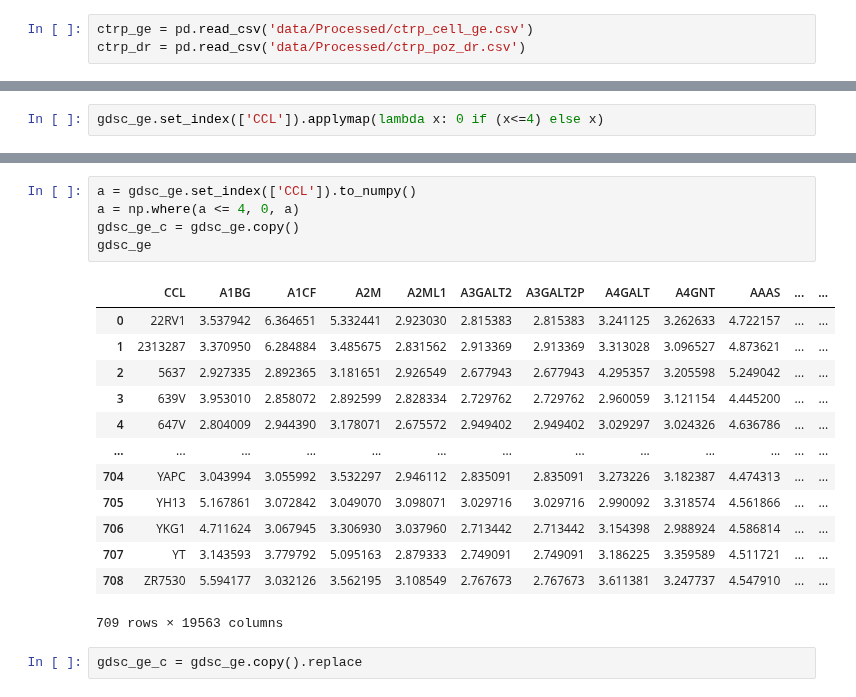
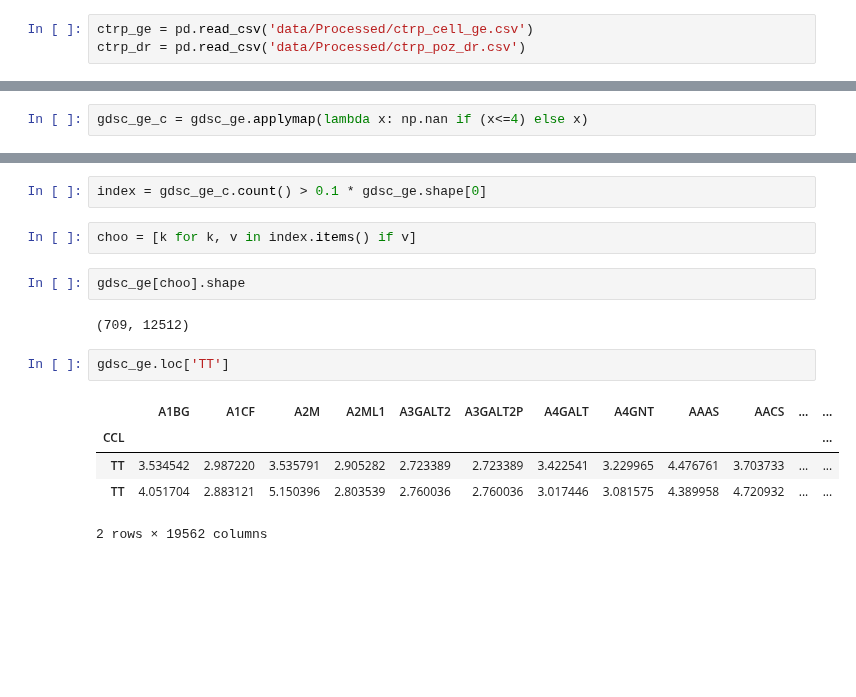
Before and after one commit to lucas-ubm/phc-data-pipeline, a Jupyter notebook: Messing.ipynb, the cells around one changed output, grey strips where cells are left out. Cells and saved outputs as stored; diff of their text form; blank space fills up the shorter version.

```diff
--- a/Messing.ipynb
+++ b/Messing.ipynb
@@ -64,2 +79,2 @@ ctrp_ge
 # %%
-gdsc_ge.set_index(['CCL']).applymap(lambda x: 0 if (x<=4) else x)
+gdsc_ge_c = gdsc_ge.applymap(lambda x: np.nan if (x<=4) else x)
@@ -81,21 +81,16 @@ gdsc_ge.set_index(['CCL']).applymap(lambda x: 0 if (x<=4) else x)
-# %%
-a = gdsc_ge.set_index(['CCL']).to_numpy()
-a = np.where(a <= 4, 0, a)
-gdsc_ge_c = gdsc_ge.copy()
-gdsc_ge
-# %% [output]
-|  | CCL | A1BG | A1CF | A2M | A2ML1 | A3GALT2 | A3GALT2P | A4GALT | A4GNT | AAAS | ... | ... |
-| 0 | 22RV1 | 3.537942 | 6.364651 | 5.332441 | 2.923030 | 2.815383 | 2.815383 | 3.241125 | 3.262633 | 4.722157 | ... | ... |
-| 1 | 2313287 | 3.370950 | 6.284884 | 3.485675 | 2.831562 | 2.913369 | 2.913369 | 3.313028 | 3.096527 | 4.873621 | ... | ... |
-| 2 | 5637 | 2.927335 | 2.892365 | 3.181651 | 2.926549 | 2.677943 | 2.677943 | 4.295357 | 3.205598 | 5.249042 | ... | ... |
-| 3 | 639V | 3.953010 | 2.858072 | 2.892599 | 2.828334 | 2.729762 | 2.729762 | 2.960059 | 3.121154 | 4.445200 | ... | ... |
-| 4 | 647V | 2.804009 | 2.944390 | 3.178071 | 2.675572 | 2.949402 | 2.949402 | 3.029297 | 3.024326 | 4.636786 | ... | ... |
-| ... | ... | ... | ... | ... | ... | ... | ... | ... | ... | ... | ... | ... |
-| 704 | YAPC | 3.043994 | 3.055992 | 3.532297 | 2.946112 | 2.835091 | 2.835091 | 3.273226 | 3.182387 | 4.474313 | ... | ... |
-| 705 | YH13 | 5.167861 | 3.072842 | 3.049070 | 3.098071 | 3.029716 | 3.029716 | 2.990092 | 3.318574 | 4.561866 | ... | ... |
-| 706 | YKG1 | 4.711624 | 3.067945 | 3.306930 | 3.037960 | 2.713442 | 2.713442 | 3.154398 | 2.988924 | 4.586814 | ... | ... |
-| 707 | YT | 3.143593 | 3.779792 | 5.095163 | 2.879333 | 2.749091 | 2.749091 | 3.186225 | 3.359589 | 4.511721 | ... | ... |
-| 708 | ZR7530 | 5.594177 | 3.032126 | 3.562195 | 3.108549 | 2.767673 | 2.767673 | 3.611381 | 3.247737 | 4.547910 | ... | ... |
-709 rows × 19563 columns
-# %%
-gdsc_ge_c = gdsc_ge.copy().replace
+# %%
+index = gdsc_ge_c.count() > 0.1 * gdsc_ge.shape[0]
+# %%
+choo = [k for k, v in index.items() if v]
+# %%
+gdsc_ge[choo].shape
+# %% [output]
+(709, 12512)
+# %%
+gdsc_ge.loc['TT']
+# %% [output]
+|  | A1BG | A1CF | A2M | A2ML1 | A3GALT2 | A3GALT2P | A4GALT | A4GNT | AAAS | AACS | ... | ... |
+| CCL |  |  |  |  |  |  |  |  |  |  |  | ... |
+| TT | 3.534542 | 2.987220 | 3.535791 | 2.905282 | 2.723389 | 2.723389 | 3.422541 | 3.229965 | 4.476761 | 3.703733 | ... | ... |
+| TT | 4.051704 | 2.883121 | 5.150396 | 2.803539 | 2.760036 | 2.760036 | 3.017446 | 3.081575 | 4.389958 | 4.720932 | ... | ... |
+2 rows × 19562 columns
```
Also changed, not shown: parts of 4 cells of this notebook, 3 other files.
